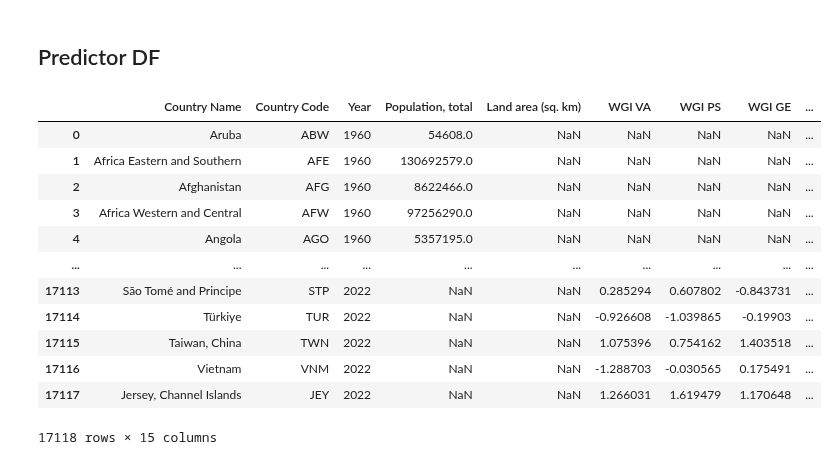
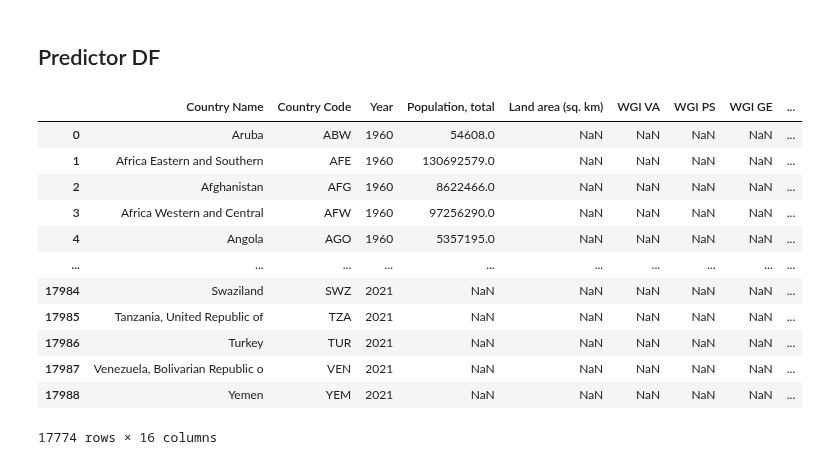
Before and after one commit to marcbarc19/DataScienceExam, a Jupyter notebook: predictor_cleaning.ipynb, the cells around one changed output. Drawn from its saved outputs; the diff is of its cells as text; code cells hidden in the pictures.

Commit message:
17/5 marc

```diff
--- a/predictor_cleaning.ipynb
+++ b/predictor_cleaning.ipynb
@@ -27,7 +27,7 @@ print(ISO_masterlist)
 # %% [markdown]
 ## Population DF
 # %%
-pop_df = pd.read_excel(r"C:\Users\marc1\OneDrive\Desktop\School\Aarhus University\Current Classes\DSPF\DSPF_Final\Population Data.xlsx")
+pop_df = pd.read_excel(r'C:\Users\marc1\OneDrive\Desktop\School\Aarhus University\Current Classes\DSPF\DSPF_Final\Data\Population Data.xlsx')
 # %%
 display(pop_df)
 # %% [output]
@@ -680,0 +683,5 @@ display(SI_df)
+# %%
+health_df = pd.read_csv(r"C:\Users\marc1\OneDrive\Desktop\School\Aarhus University\Current Classes\DSPF\DSPF_Final\Data\resources\vulnerability\health.csv")
+# Filter rows based on whether the country code is in the predefined list
+health_df = health_df[health_df['ISO3'].isin(ISO_masterlist)]
+display(health_df)
@@ -680,0 +702,17 @@ display(SI_df)
+# %%
+# Melt the DataFrame to transform the years into a single column
+HE_df = pd.melt(health_df, id_vars=['ISO3', 'Name'],
+                    var_name='Year', value_name='Value')
+
+# Rename column 'A' to 'New_A'
+HE_df.rename(columns={'ISO3': 'Country Code'}, inplace=True)
+HE_df.rename(columns={'Value': 'Health'}, inplace=True)
+HE_df.rename(columns={'Name': 'Country Name'}, inplace=True)
+
+# Switch the first two columns
+columns = HE_df.columns.tolist()
+columns[0], columns[1] = columns[1], columns[0]
+HE_df = HE_df[columns]
+
+# Print the resulting DataFrame
+display(HE_df)
@@ -838,44 +890,44 @@ display(ICT_df)
 import pandas as pd
 from functools import reduce
 # %%
-df_list = [population_df, consize_df, VA_df, PS_df, GE_df, RQ_df, RL_df, CC_df, EDU_df, INV_df, SI_df, ICT_df]
+df_list = [population_df, consize_df, VA_df, PS_df, GE_df, RQ_df, RL_df, CC_df, EDU_df, INV_df, SI_df, ICT_df, HE_df]
 
 # Convert 'Year' column to numeric for each DataFrame in df_list
 for df in df_list:
     if 'Year' in df.columns:
         df['Year'] = pd.to_numeric(df['Year'], errors='coerce')
 
 # Identify the key columns for merging
 key_columns = ['Country Name', 'Country Code', 'Year']  # Example key columns
 
 # Merge the DataFrames
 predictor_df = df_list[0]  # Initialize merged DataFrame with the first DataFrame
 for df in df_list[1:]:
     predictor_df = pd.merge(predictor_df, df, on=key_columns, how='outer', suffixes=('_left', '_right'))
 
 # Replace '..' with NaN
 predictor_df.replace('..', pd.NA, inplace=True)
 
 # Fill NaN values with 'NaN' if needed
 predictor_df.fillna('NaN', inplace=True)
 
 # Drop rows where 'Year' column is 2023
 predictor_df = predictor_df[predictor_df['Year'] != 2023]
 
 display(predictor_df)
 # %% [output]
 |  | Country Name | Country Code | Year | Population, total | Land area (sq. km) | WGI VA | WGI PS | WGI GE | ... |
 | 0 | Aruba | ABW | 1960 | 54608.0 | NaN | NaN | NaN | NaN | ... |
 | 1 | Africa Eastern and Southern | AFE | 1960 | 130692579.0 | NaN | NaN | NaN | NaN | ... |
 | 2 | Afghanistan | AFG | 1960 | 8622466.0 | NaN | NaN | NaN | NaN | ... |
 | 3 | Africa Western and Central | AFW | 1960 | 97256290.0 | NaN | NaN | NaN | NaN | ... |
 | 4 | Angola | AGO | 1960 | 5357195.0 | NaN | NaN | NaN | NaN | ... |
 | ... | ... | ... | ... | ... | ... | ... | ... | ... | ... |
-| 17113 | São Tomé and Principe | STP | 2022 | NaN | NaN | 0.285294 | 0.607802 | -0.843731 | ... |
-| 17114 | Türkiye | TUR | 2022 | NaN | NaN | -0.926608 | -1.039865 | -0.19903 | ... |
-| 17115 | Taiwan, China | TWN | 2022 | NaN | NaN | 1.075396 | 0.754162 | 1.403518 | ... |
-| 17116 | Vietnam | VNM | 2022 | NaN | NaN | -1.288703 | -0.030565 | 0.175491 | ... |
-| 17117 | Jersey, Channel Islands | JEY | 2022 | NaN | NaN | 1.266031 | 1.619479 | 1.170648 | ... |
+| 17984 | Swaziland | SWZ | 2021 | NaN | NaN | NaN | NaN | NaN | ... |
+| 17985 | Tanzania, United Republic of | TZA | 2021 | NaN | NaN | NaN | NaN | NaN | ... |
+| 17986 | Turkey | TUR | 2021 | NaN | NaN | NaN | NaN | NaN | ... |
+| 17987 | Venezuela, Bolivarian Republic o | VEN | 2021 | NaN | NaN | NaN | NaN | NaN | ... |
+| 17988 | Yemen | YEM | 2021 | NaN | NaN | NaN | NaN | NaN | ... |
-17118 rows × 15 columns
+17774 rows × 16 columns
 # %%
 # Save the DataFrame to an Excel file
```
Also changed, not shown: parts of 4 cells of this notebook, 2 other files.
